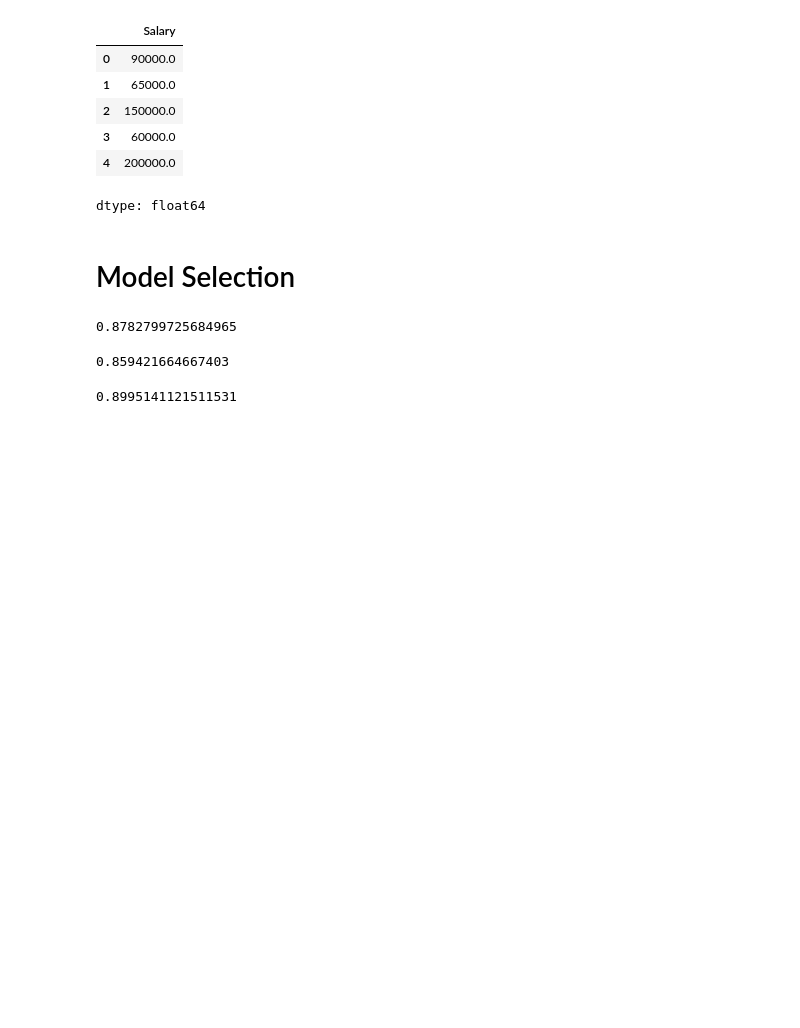
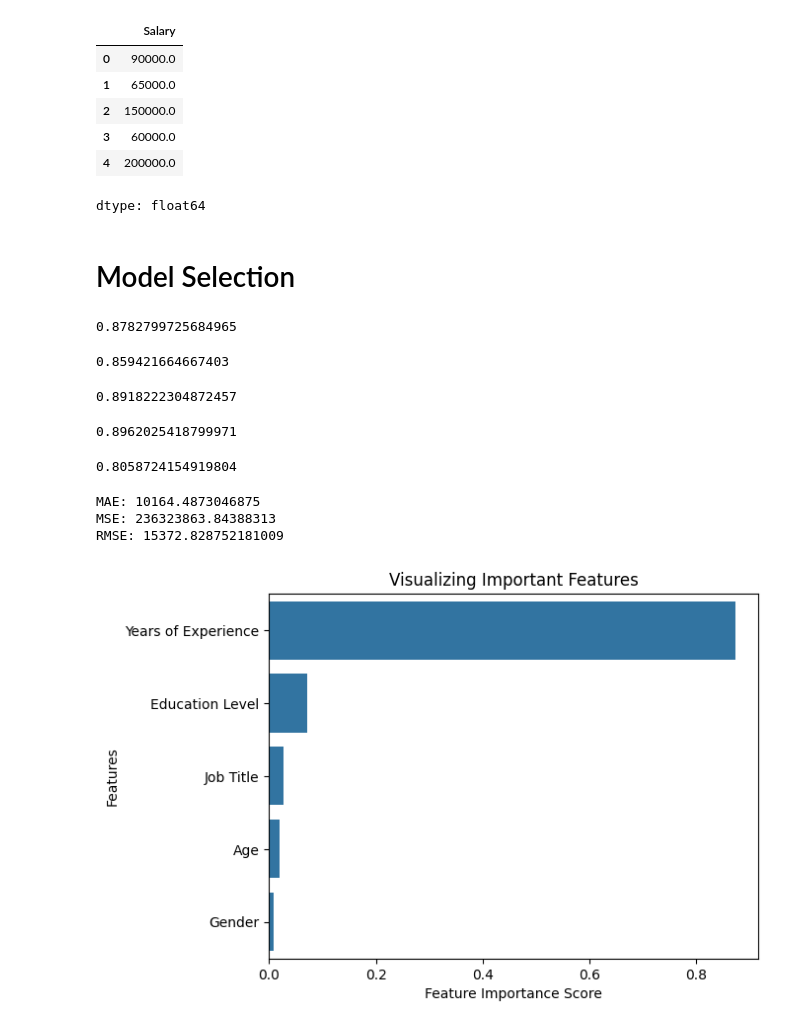
Before and after one commit to aryancodes12/Advance-Machine-Learning, a Jupyter notebook: salary_predictor.ipynb, the cells around one changed output. Drawn from its saved outputs; the diff is of its cells as text; code cells hidden in the pictures; blank space fills up the shorter version.

Commit message:
Done with model selection and XGBoost performs best for me

```diff
--- a/salary_predictor.ipynb
+++ b/salary_predictor.ipynb
@@ -451,7 +451,7 @@ r2_score(y_test, y_pred_dt)
 # %%
 # 2.Random Forest regressor
 from sklearn.ensemble import RandomForestRegressor
-rf = RandomForestRegressor()
+rf = RandomForestRegressor(n_estimators=100, random_state=42)
 rf.fit(X_train, y_train)
 
 #predicting y
@@ -461,4 +461,51 @@ y_pred_rf = rf.predict(X_test)
 from sklearn.metrics import r2_score
 r2_score(y_test, y_pred_rf)
 # %% [output]
-0.8995141121511531
+0.8918222304872457
+# %%
+# XGBoost regressor
+from xgboost import XGBRegressor
+
+xgb = XGBRegressor()
+xgb.fit(X_train, y_train)
+
+y_pred_xgb = xgb.predict(X_test)
+
+r2_score(y_test, y_pred_xgb)
+# %% [output]
+0.8962025418799971
+# %%
+#Distance based model
+from sklearn.neighbors import KNeighborsRegressor
+knn = KNeighborsRegressor()
+knn.fit(X_train, y_train)
+y_pred_knn = knn.predict(X_test)
+
+r2_score(y_test, y_pred_knn)
+# %% [output]
+0.8058724154919804
+# %%
+from sklearn.metrics import mean_absolute_error, mean_squared_error, root_mean_squared_error
+
+mae_xgb = mean_absolute_error(y_test, y_pred_xgb)
+mse_xgb = mean_squared_error(y_test, y_pred_xgb)
+rmse_xgb = np.sqrt(mse_xgb)
+
+print("MAE:", mae_xgb)
+print("MSE:", mse_xgb)
+print("RMSE:", rmse_xgb)
+# %% [output]
+MAE: 10164.4873046875
+MSE: 236323863.84388313
+RMSE: 15372.828752181009
+# %%
+# Feature important of XGBoost model
+
+feature_imp = pd.Series(xgb.feature_importances_, index = X.columns).sort_values(ascending = False)
+sns.barplot(x = feature_imp, y = feature_imp.index)
+plt.xlabel('Feature Importance Score')
+plt.ylabel('Features')
+plt.title("Visualizing Important Features")
+plt.show()
+# %% [output]
+[figure, added]
```
